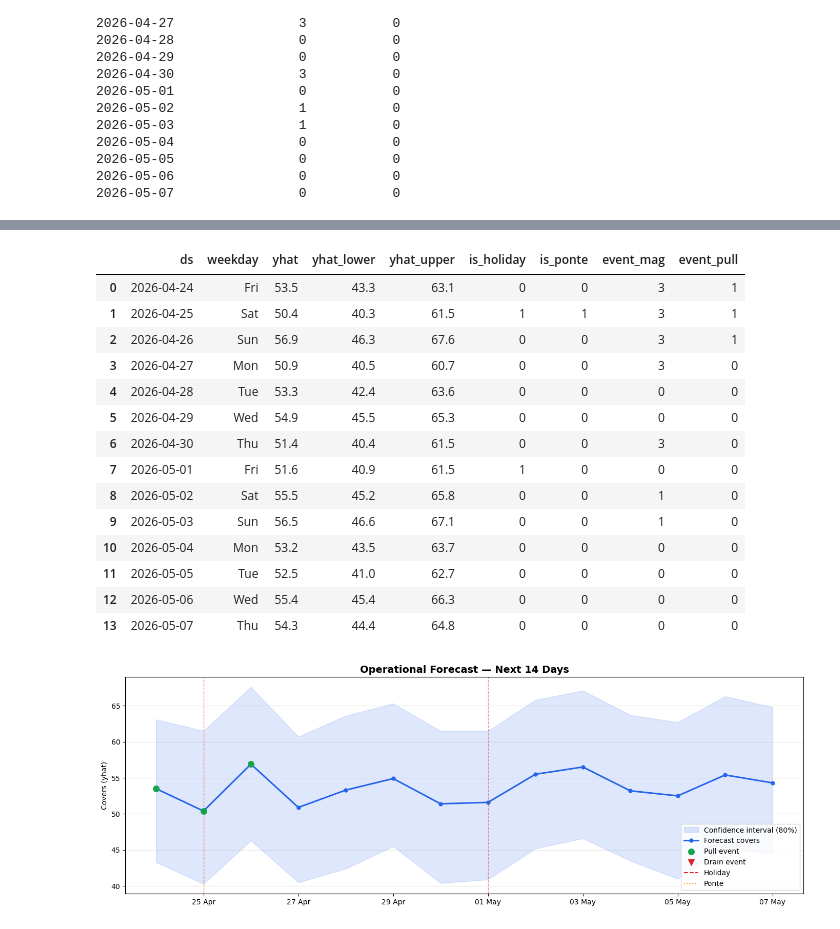
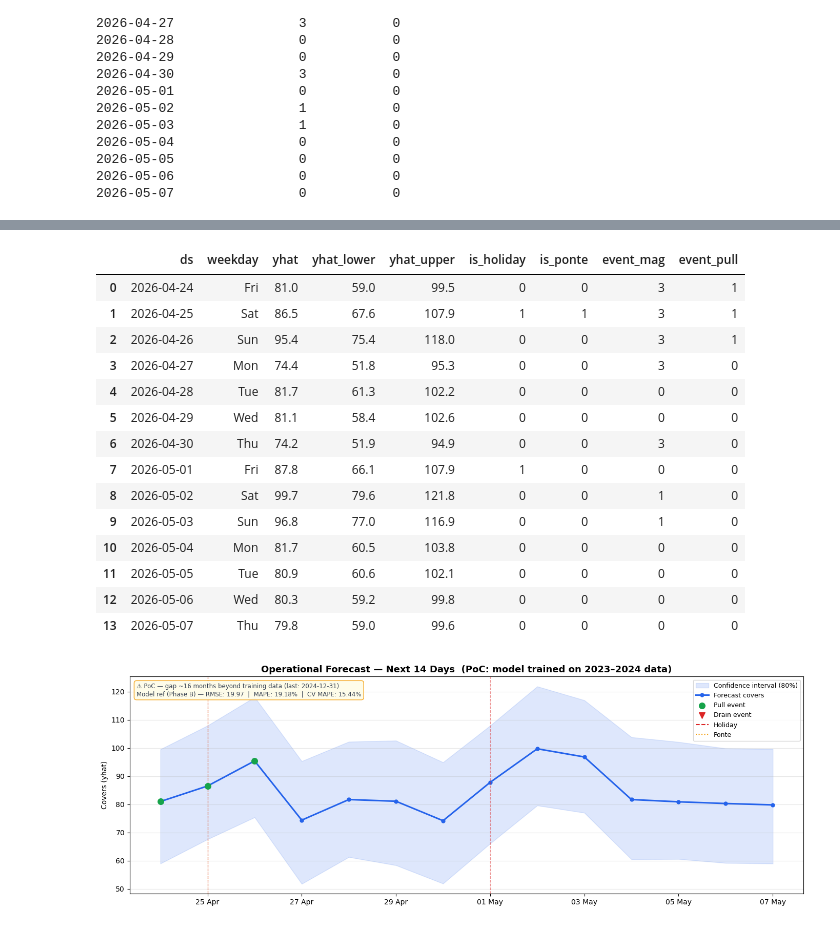
Before and after one commit to GiaLop/horeca-forecasting, a Jupyter notebook: notebook/04_forecasting_model.ipynb, the cells around one changed output, grey strips where cells are left out. Saved outputs shown, nothing was run; the diff lists cells and outputs as text; code cells hidden in the pictures.

```diff
--- a/notebook/04_forecasting_model.ipynb
+++ b/notebook/04_forecasting_model.ipynb
@@ -315,7 +346,7 @@ Note: avg_check has high structural volatility (std 18.45, range 8.94–160.87 E
 ac_df = df[['date', 'avg_check'] + REGRESSORS].copy()
 ac_df = ac_df.rename(columns={'date': 'ds', 'avg_check': 'y'})
 
-for col in ['is_holiday', 'is_swiss_holiday', 'is_ponte', 'is_bad_weather']:
+for col in ['is_holiday', 'is_swiss_holiday', 'is_ponte']:
     ac_df[col] = ac_df[col].astype(int)
 
 train_ac = ac_df[ac_df['ds'] < split_date].copy()
@@ -663,6 +859,31 @@ Event regressors:
 2026-05-07                0           0
 # %%
 # ── 5. PREDICT & DISPLAY ─────────────────────────────────────────────────────
+
+# PoC gap warning — printed where readers will see it
+TRAIN_END      = pd.Timestamp('2024-12-31')
+GAP_MONTHS     = round((FORECAST_START - TRAIN_END).days / 30.4)
+print("=" * 65)
+print("  ⚠  PoC WARNING — TEMPORAL GAP")
+print("=" * 65)
+print(f"  Last training date : {TRAIN_END.date()}")
+print(f"  Forecast start     : {FORECAST_START.date()}")
+print(f"  Gap                : ~{GAP_MONTHS} months beyond training data")
+print(f"  Implication        : Prophet extrapolates 2023-2024 patterns forward.")
+print(f"  In production      : retrain weekly on rolling data before use.")
+print("=" * 65)
+print()
+
+# Model accuracy reference (Phase B)
+print("=" * 65)
+print("  MODEL ACCURACY REFERENCE (Phase B — test set Q4 2024)")
+print("=" * 65)
+print(f"  Single-split  RMSE: {rmse:.2f} covers  |  MAPE: {mape:.2f}%")
+print(f"  Cross-val     RMSE: {rmse_cv:.2f} covers  |  MAPE CV: {mape_cv:.2f}%")
+print(f"  (CV: initial=456d · period=30d · horizon=90d · {df_cv['cutoff'].nunique()} folds)")
+print("=" * 65)
+print()
+
 forecast_future = model.predict(future_df)
 
 output = future_df[['ds']].copy()
@@ -695,21 +916,29 @@ for _, row in output[output['is_holiday'] == 1].iterrows():
 for _, row in output[output['is_ponte'] == 1].iterrows():
     ax.axvline(row['ds'], color='#f59e0b', linestyle=':', alpha=0.5, linewidth=1.0)
 
-# Pull events (green) and drain events (red scatter)
 pull_days  = output[output['event_pull'] == 1]
 drain_days = output[output['event_pull'] == -1]
 ax.scatter(pull_days['ds'],  pull_days['yhat'],  color='#16a34a', zorder=5, s=70, label='Pull event')
 ax.scatter(drain_days['ds'], drain_days['yhat'], color='#dc2626', zorder=5, s=70, marker='v', label='Drain event')
+
+# Annotations: gap warning + model metrics
+ax.annotate(
+    f'⚠ PoC — gap ~{GAP_MONTHS} months beyond training data (last: {TRAIN_END.date()})\n'
+    f'Model ref (Phase B) — RMSE: {rmse:.2f}  |  MAPE: {mape:.2f}%  |  CV MAPE: {mape_cv:.2f}%',
+    xy=(0.01, 0.97), xycoords='axes fraction', fontsize=8.5, color='#374151',
+    verticalalignment='top',
+    bbox=dict(boxstyle='round,pad=0.4', fc='#fefce8', alpha=0.92, edgecolor='#f59e0b')
+)
 
 from matplotlib.lines import Line2D
 legend_extra = [
     Line2D([0], [0], color='#dc2626', linestyle='--', label='Holiday'),
     Line2D([0], [0], color='#f59e0b', linestyle=':',  label='Ponte'),
 ]
-ax.legend(handles=ax.get_legend_handles_labels()[0] + legend_extra)
-
+ax.legend(handles=ax.get_legend_handles_labels()[0] + legend_extra, fontsize=9)
 ax.xaxis.set_major_formatter(mdates.DateFormatter('%d %b'))
-ax.set_title('Operational Forecast — Next 14 Days', fontsize=14, fontweight='bold')
+ax.set_title('Operational Forecast — Next 14 Days  (PoC: model trained on 2023–2024 data)',
+             fontsize=13, fontweight='bold')
 ax.set_ylabel('Covers (yhat)')
 ax.grid(axis='y', alpha=0.3)
 plt.tight_layout()
@@ -718,19 +961,19 @@ plt.show()
 ===========================================================================
 OPERATIONAL FORECAST — 14 days (2026-04-24 → 2026-05-07)
 ===========================================================================
 |  | ds | weekday | yhat | yhat_lower | yhat_upper | is_holiday | is_ponte | event_mag | event_pull |
-| 0 | 2026-04-24 | Fri | 53.5 | 43.3 | 63.1 | 0 | 0 | 3 | 1 |
-| 1 | 2026-04-25 | Sat | 50.4 | 40.3 | 61.5 | 1 | 1 | 3 | 1 |
-| 2 | 2026-04-26 | Sun | 56.9 | 46.3 | 67.6 | 0 | 0 | 3 | 1 |
-| 3 | 2026-04-27 | Mon | 50.9 | 40.5 | 60.7 | 0 | 0 | 3 | 0 |
-| 4 | 2026-04-28 | Tue | 53.3 | 42.4 | 63.6 | 0 | 0 | 0 | 0 |
-| 5 | 2026-04-29 | Wed | 54.9 | 45.5 | 65.3 | 0 | 0 | 0 | 0 |
-| 6 | 2026-04-30 | Thu | 51.4 | 40.4 | 61.5 | 0 | 0 | 3 | 0 |
-| 7 | 2026-05-01 | Fri | 51.6 | 40.9 | 61.5 | 1 | 0 | 0 | 0 |
-| 8 | 2026-05-02 | Sat | 55.5 | 45.2 | 65.8 | 0 | 0 | 1 | 0 |
-| 9 | 2026-05-03 | Sun | 56.5 | 46.6 | 67.1 | 0 | 0 | 1 | 0 |
-| 10 | 2026-05-04 | Mon | 53.2 | 43.5 | 63.7 | 0 | 0 | 0 | 0 |
-| 11 | 2026-05-05 | Tue | 52.5 | 41.0 | 62.7 | 0 | 0 | 0 | 0 |
-| 12 | 2026-05-06 | Wed | 55.4 | 45.4 | 66.3 | 0 | 0 | 0 | 0 |
-| 13 | 2026-05-07 | Thu | 54.3 | 44.4 | 64.8 | 0 | 0 | 0 | 0 |
+| 0 | 2026-04-24 | Fri | 81.0 | 59.0 | 99.5 | 0 | 0 | 3 | 1 |
+| 1 | 2026-04-25 | Sat | 86.5 | 67.6 | 107.9 | 1 | 1 | 3 | 1 |
+| 2 | 2026-04-26 | Sun | 95.4 | 75.4 | 118.0 | 0 | 0 | 3 | 1 |
+| 3 | 2026-04-27 | Mon | 74.4 | 51.8 | 95.3 | 0 | 0 | 3 | 0 |
+| 4 | 2026-04-28 | Tue | 81.7 | 61.3 | 102.2 | 0 | 0 | 0 | 0 |
+| 5 | 2026-04-29 | Wed | 81.1 | 58.4 | 102.6 | 0 | 0 | 0 | 0 |
+| 6 | 2026-04-30 | Thu | 74.2 | 51.9 | 94.9 | 0 | 0 | 3 | 0 |
+| 7 | 2026-05-01 | Fri | 87.8 | 66.1 | 107.9 | 1 | 0 | 0 | 0 |
+| 8 | 2026-05-02 | Sat | 99.7 | 79.6 | 121.8 | 0 | 0 | 1 | 0 |
+| 9 | 2026-05-03 | Sun | 96.8 | 77.0 | 116.9 | 0 | 0 | 1 | 0 |
+| 10 | 2026-05-04 | Mon | 81.7 | 60.5 | 103.8 | 0 | 0 | 0 | 0 |
+| 11 | 2026-05-05 | Tue | 80.9 | 60.6 | 102.1 | 0 | 0 | 0 | 0 |
+| 12 | 2026-05-06 | Wed | 80.3 | 59.2 | 99.8 | 0 | 0 | 0 | 0 |
+| 13 | 2026-05-07 | Thu | 79.8 | 59.0 | 99.6 | 0 | 0 | 0 | 0 |
-[figure, old version]
+[figure, new version]
```
Also changed, not shown: parts of 20 cells of this notebook.
